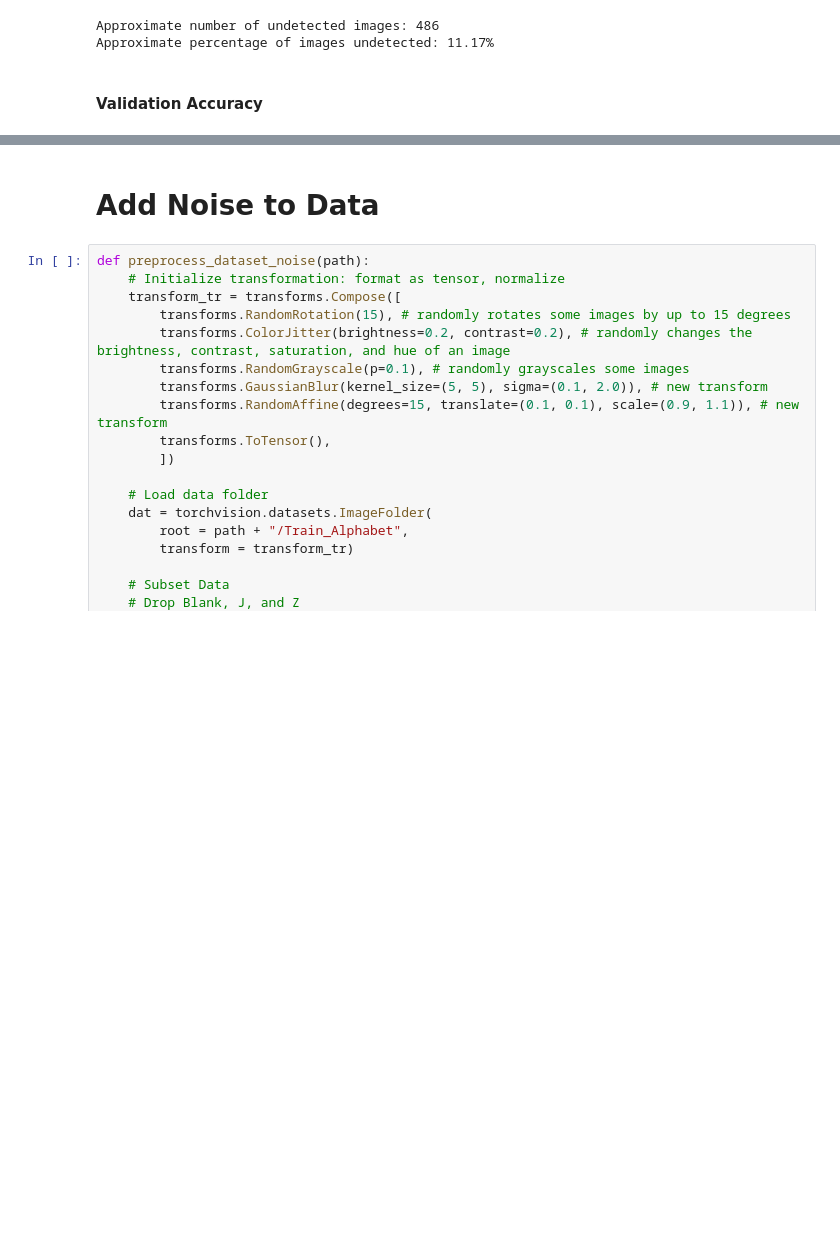
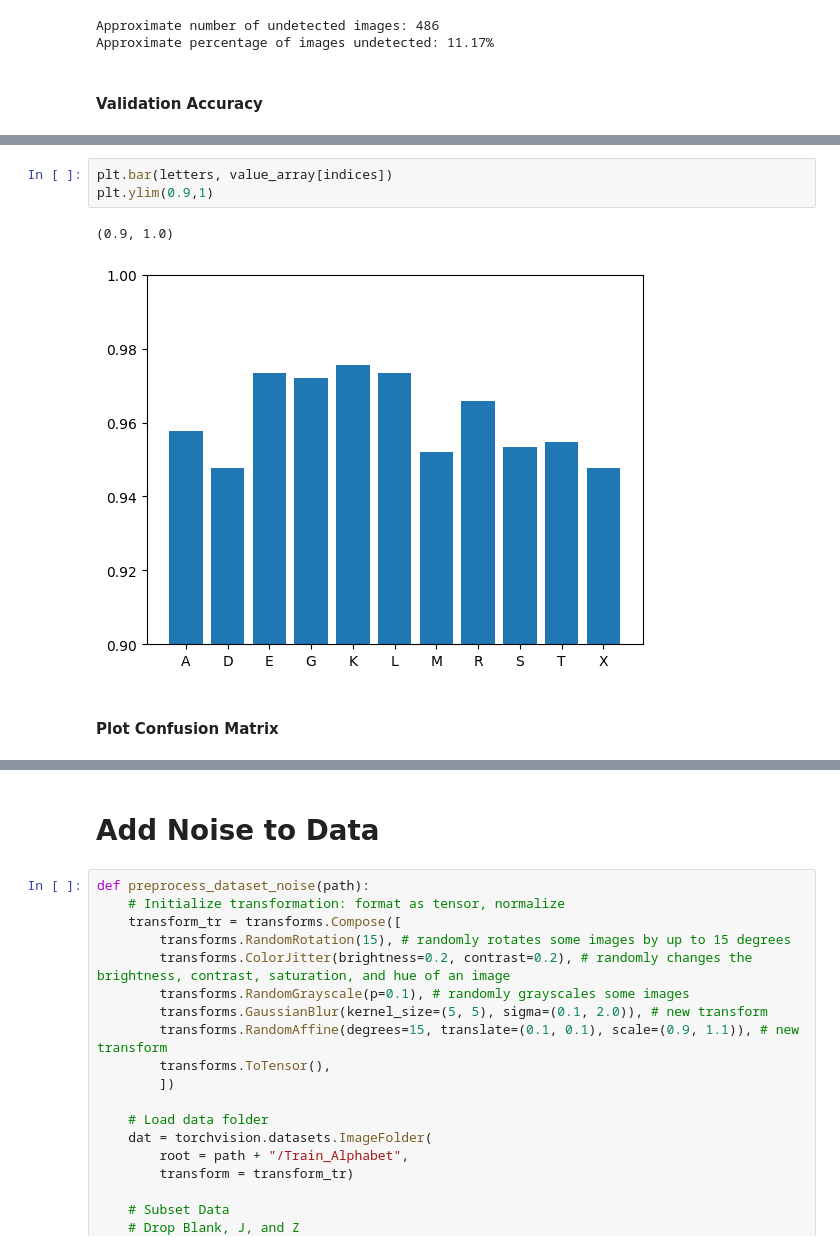
Before and after one commit to alexasheldon/cs4701-ai-proj, a Jupyter notebook: mediapipe-model.ipynb, the cells around one changed output, grey strips where cells are left out. Cells and saved outputs as stored; diff of their text form; blank space fills up the shorter version.

```diff
--- a/mediapipe-model.ipynb
+++ b/mediapipe-model.ipynb
@@ -442,0 +504,8 @@ torch.save(mlp_model, model_name)
+# %%
+plt.bar(letters, value_array[indices])
+plt.ylim(0.9,1)
+# %% [output]
+(0.9, 1.0)
+[figure, added]
+# %% [markdown]
+#### Plot Confusion Matrix
```
Also changed, not shown: parts of 19 cells of this notebook, 1 other file.
